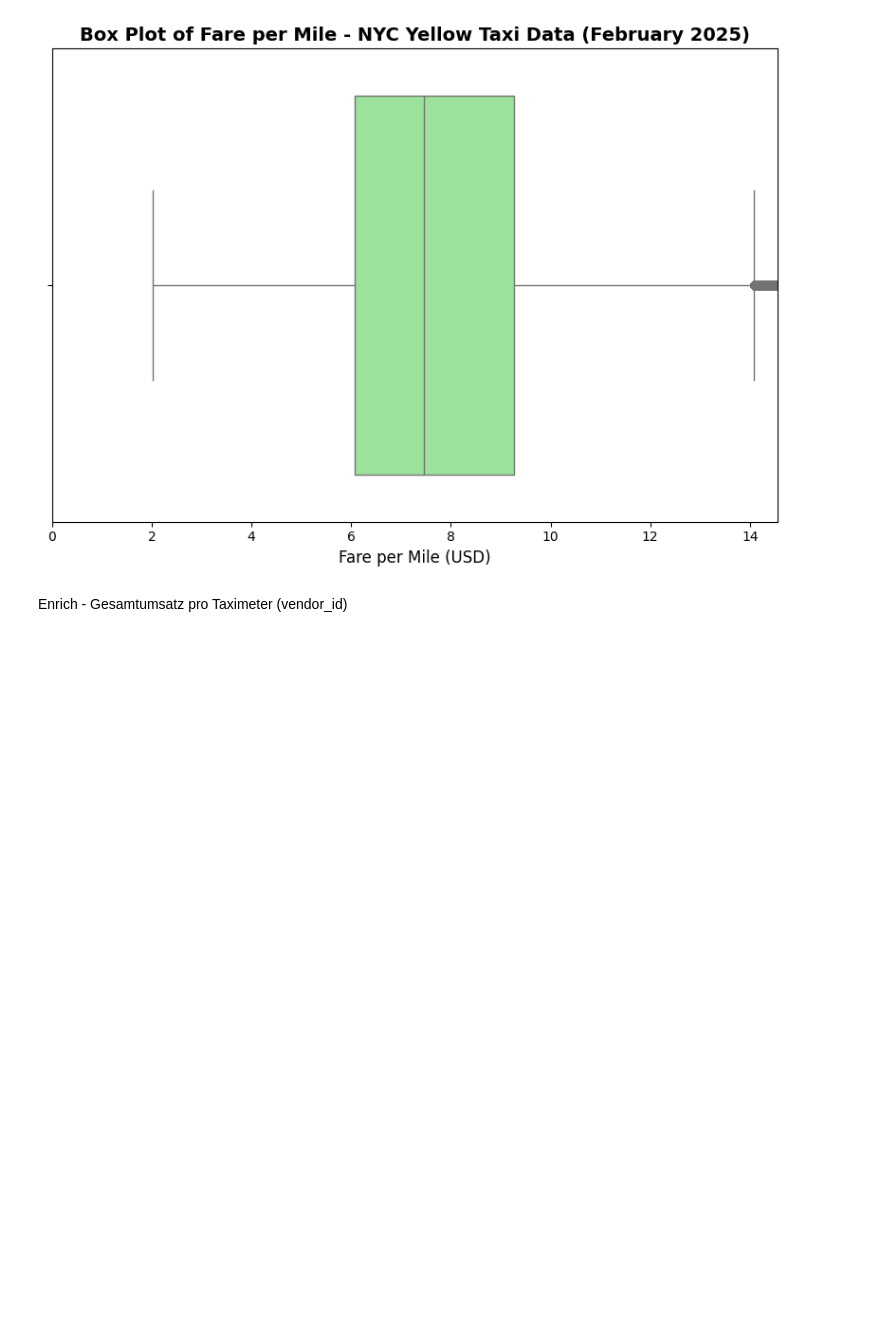
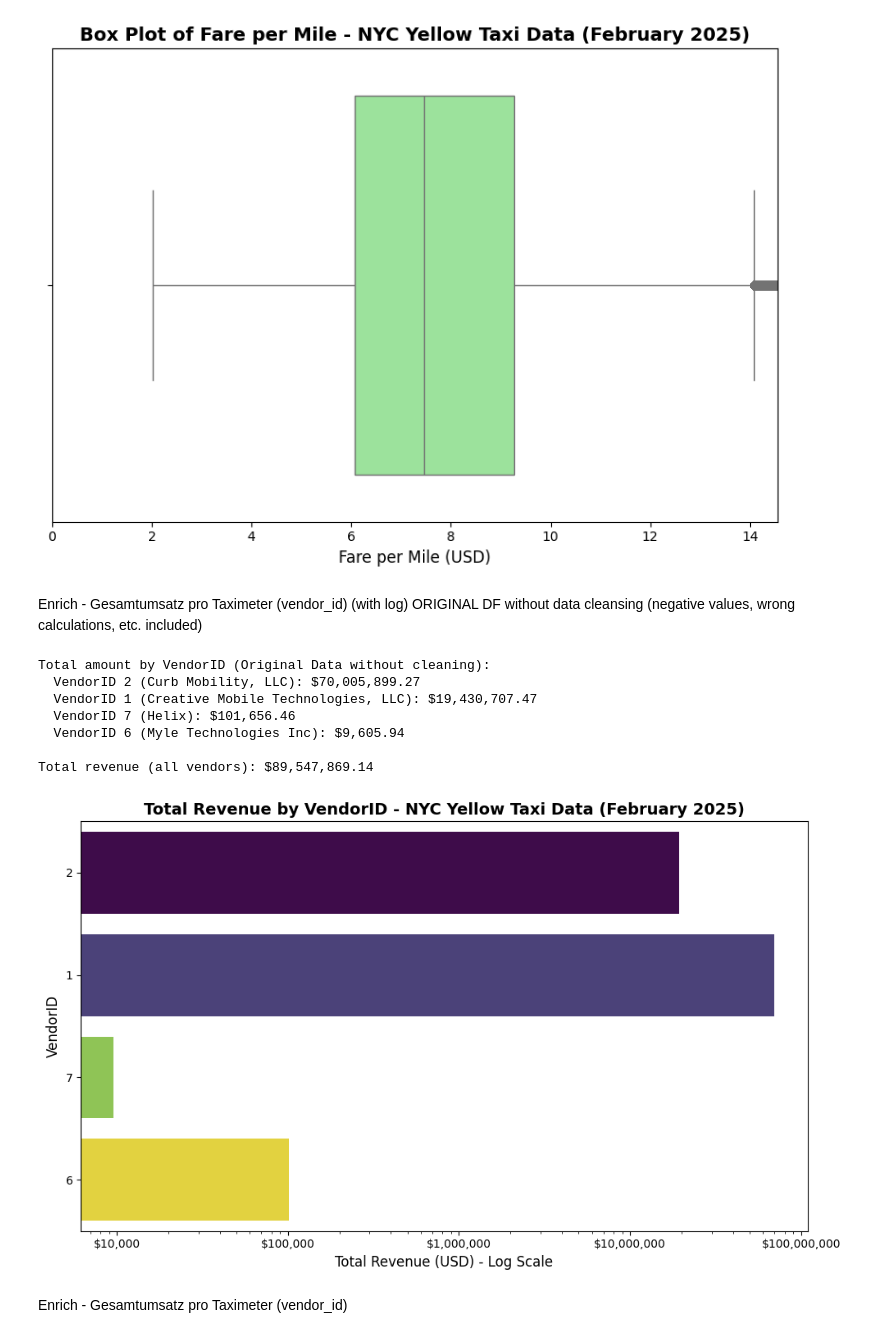
Before and after one commit to Gansch83/Projektarbeit-NYC-yc-taxi, a Jupyter notebook: NEW Projektarbeit.ipynb, the cells around one changed output. Drawn from its saved outputs; the diff is of its cells as text; code cells hidden in the pictures; blank space fills up the shorter version.

```diff
--- a/NEW Projektarbeit.ipynb
+++ b/NEW Projektarbeit.ipynb
@@ -1292,6 +1362,45 @@ Fare amount per mile statistics:
   Max fare per mile: $25.00
   Min fare per mile: $2.01
 [figure]
+# %% [markdown]
+Enrich - Gesamtumsatz pro Taximeter (vendor_id) (with log) ORIGINAL DF
+without data cleansing (negative values, wrong calculations, etc. included)
+# %%
+# total sum of total_amount per VendorID grouped with VendorNames and USD formatting
+print("\nTotal amount by VendorID (Original Data without cleaning):")
+vendor_totals = df.groupby('VendorID')['total_amount'].sum().reset_index()
+vendor_totals['VendorName'] = vendor_totals['VendorID'].map(VENDOR_ID_NAMES)
+vendor_totals = vendor_totals.sort_values(by='total_amount', ascending=False)
+for index, row in vendor_totals.iterrows():
+    print(f"  VendorID {int(row['VendorID'])} ({row['VendorName']}): ${row['total_amount']:,.2f}")
+
+# print total revenue
+total_revenue = df['total_amount'].sum()
+print(f"\nTotal revenue (all vendors): ${total_revenue:,.2f}")
+
+# horizontal bar plot of total revenue by VendorID with log scale
+plt.figure(figsize=(10, 6))
+sns.barplot(y='VendorID', x='total_amount', data=vendor_totals, hue='VendorID', palette='viridis', orient='h', legend=False)
+plt.title('Total Revenue by VendorID - NYC Yellow Taxi Data (February 2025)', fontsize=14, fontweight='bold')
+plt.xlabel('Total Revenue (USD) - Log Scale', fontsize=12)
+plt.ylabel('VendorID', fontsize=12)
+plt.yticks(ticks=range(len(vendor_totals)), labels=[f"{int(vid)}" for vid in vendor_totals['VendorID']])
+# Apply log scale to x-axis
+plt.xscale('log')
+# Format x-axis to remove scientific notation
+ax = plt.gca()
+ax.xaxis.set_major_formatter(plt.FuncFormatter(lambda x, p: f'${x:,.0f}'))
+plt.tight_layout()
+plt.show()
+# %% [output]
+Total amount by VendorID (Original Data without cleaning):
+  VendorID 2 (Curb Mobility, LLC): $70,005,899.27
+  VendorID 1 (Creative Mobile Technologies, LLC): $19,430,707.47
+  VendorID 7 (Helix): $101,656.46
+  VendorID 6 (Myle Technologies Inc): $9,605.94
+
+Total revenue (all vendors): $89,547,869.14
+[figure, added]
 # %% [markdown]
 Enrich - Gesamtumsatz pro Taximeter (vendor_id)
 # %%
```
Also changed, not shown: parts of 18 cells of this notebook.
